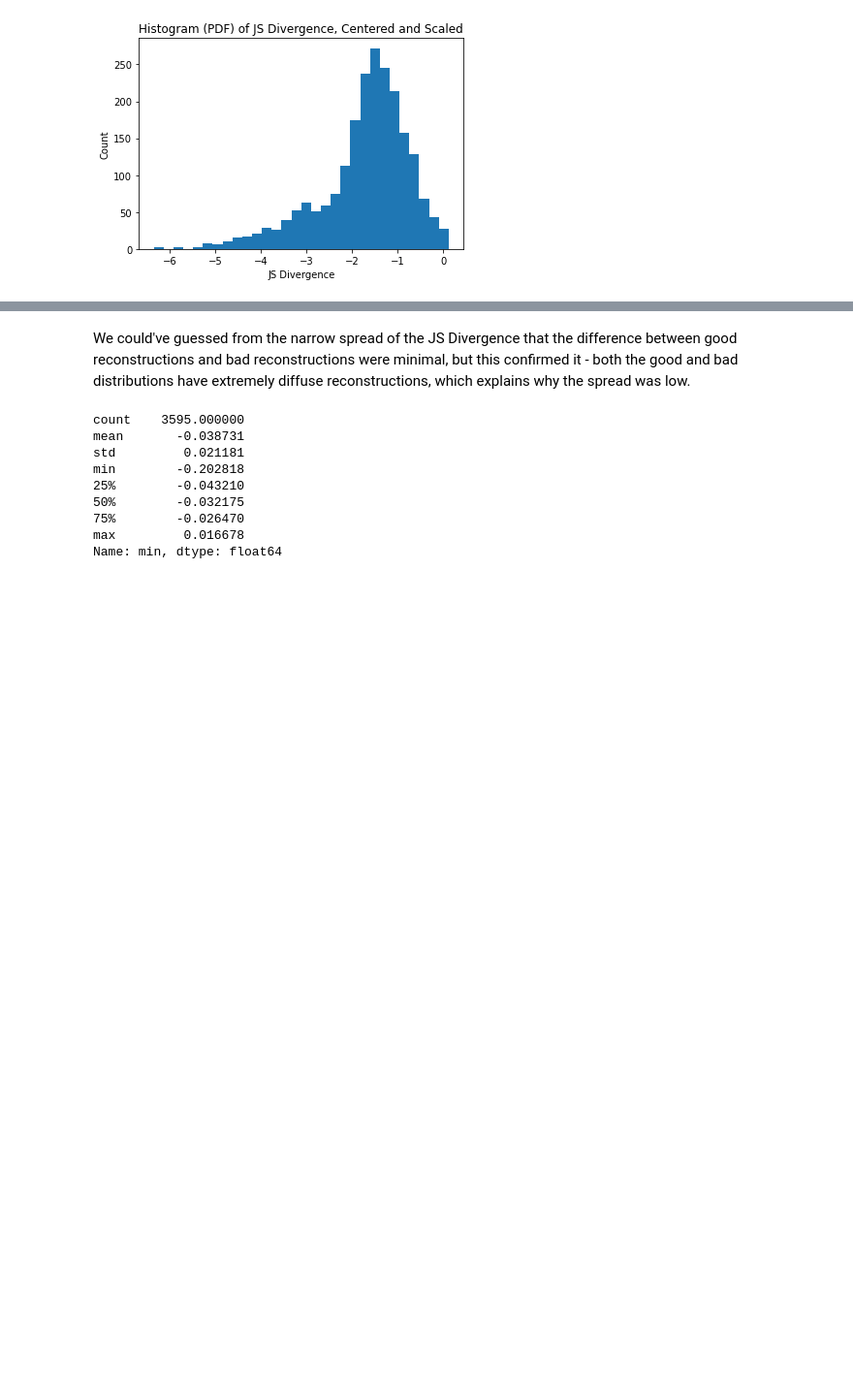
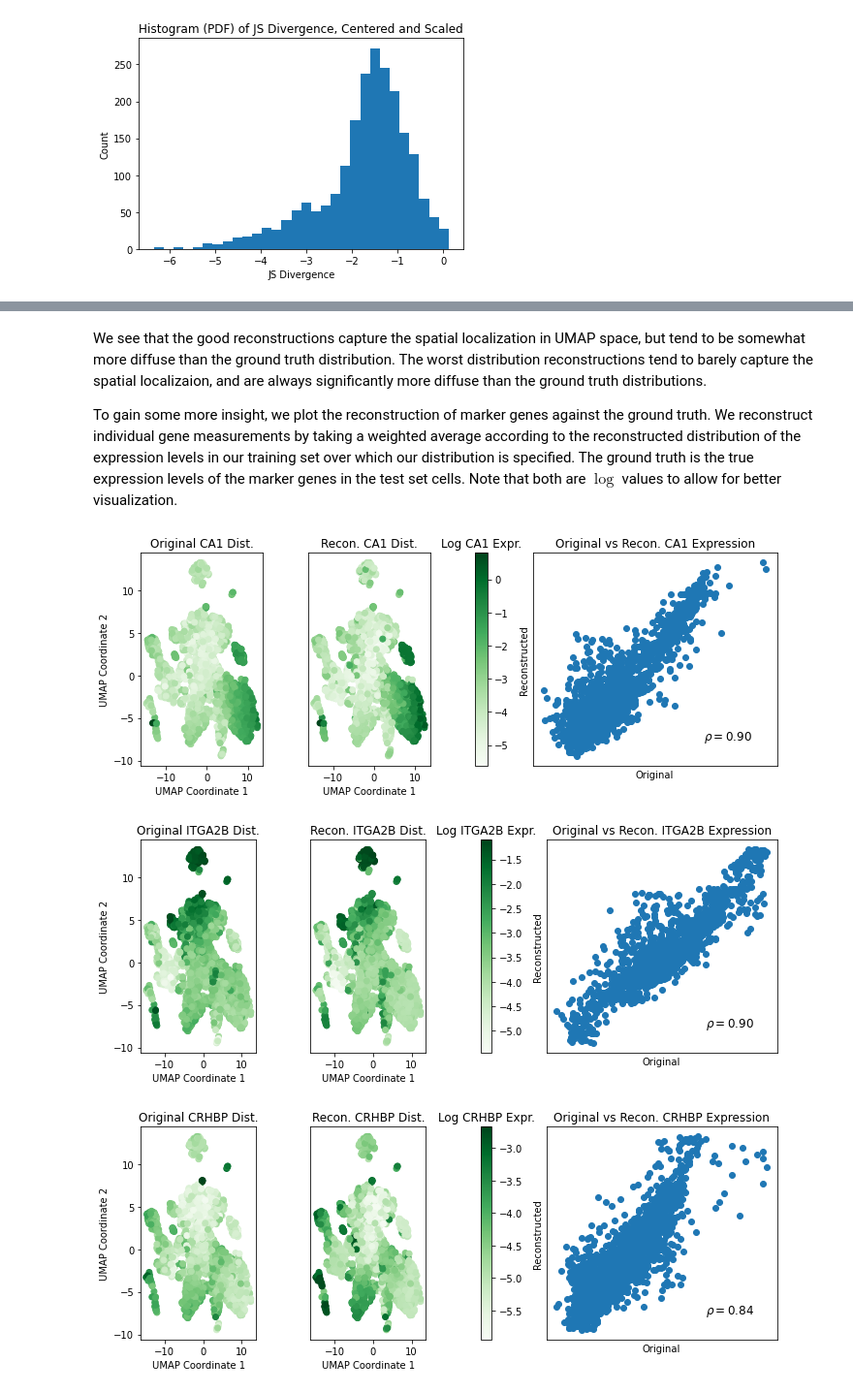
Before and after one commit to kushagrasharma/hormozlab, a Jupyter notebook: Going Deep Into Dist M1.ipynb, the cells around one changed output, grey strips where cells are left out. Shown at 97% size. Saved outputs shown, nothing was run; the diff lists cells and outputs as text; code cells hidden in the pictures; blank space fills up the shorter version.

```diff
--- a/Going Deep Into Dist M1.ipynb
+++ b/Going Deep Into Dist M1.ipynb
@@ -227,2 +249,4 @@ for i, idx in enumerate(tten_idxs):
 # %% [markdown]
-We could've guessed from the narrow spread of the JS Divergence that the difference between good reconstructions and bad reconstructions were minimal, but this confirmed it - both the good and bad distributions have extremely diffuse reconstructions, which explains why the spread was low.
+We see that the good reconstructions capture the spatial localization in UMAP space, but tend to be somewhat more diffuse than the ground truth distribution. The worst distribution reconstructions tend to barely capture the spatial localizaion, and are always significantly more diffuse than the ground truth distributions.
+
+To gain some more insight, we plot the reconstruction of marker genes against the ground truth. We reconstruct individual gene measurements by taking a weighted average according to the reconstructed distribution of the expression levels in our training set over which our distribution is specified. The ground truth is the true expression levels of the marker genes in the test set cells. Note that both are $\log$ values to allow for better visualization.
@@ -234,12 +253,46 @@ summary_stats = pd.DataFrame(train_laplacian).describe()
-# %%
-summary_stats.loc['min'].describe()
-# %% [output]
-count    3595.000000
-mean       -0.038731
-std         0.021181
-min        -0.202818
-25%        -0.043210
-50%        -0.032175
-75%        -0.026470
-max         0.016678
-Name: min, dtype: float64
+# %%
+gene_indexes = [4512, 8127, 2782]
+gene_labels = ['CA1', 'ITGA2B', 'CRHBP']
+# %%
+test_reconstructed_tome = np.dot(results, train_full)
+
+np.save(DATA_DIR + 'reconstructed_tome_m1.npy', test_reconstructed_tome)
+# %%
+for i in range(len(gene_indexes)):
+    original_gene_data = np.log(test_full[:, gene_indexes[i]])
+    recon_gene_data = np.log(test_reconstructed_tome[:, gene_indexes[i]])
+    corr, _ = pearsonr(original_gene_data, recon_gene_data)
+    gene_label = gene_labels[i]
+
+    fig, (ax1, ax2, ax3, ax4) = plt.subplots(1,4, figsize=(10,4), gridspec_kw={'width_ratios': [1, 1, 0.1, 2]})
+    ax1.scatter(test_umap[:,0], test_umap[:,1], c=original_gene_data, cmap='Greens')
+    ax1.set_title('Original {} Dist.'.format(gene_label))
+    ax1.set_xlabel('UMAP Coordinate 1')
+    ax1.set_ylabel('UMAP Coordinate 2')
+
+    im = ax2.scatter(test_umap[:,0], test_umap[:,1], c=recon_gene_data, cmap='Greens')
+    ax2.set_title('Recon. {} Dist.'.format(gene_label))
+    ax2.set_xlabel('UMAP Coordinate 1')
+    ax2.set_yticks([])
+
+    fig.colorbar(im, cax=ax3)
+    ax3.set_title("Log {} Expr.".format(gene_label))
+
+
+    ax4.scatter(original_gene_data, recon_gene_data)
+    ax4.set_xlabel('Original')
+    ax4.set_ylabel('Reconstructed')
+    ax4.set_xticks([])
+    ax4.set_yticks([])
+    ax4.set_title("Original vs Recon. {} Expression".format(gene_label))
+    ax4.text(0.9, 0.1, r'$\rho={:.2f}$'.format(corr), fontsize=12,horizontalalignment='right',
+             verticalalignment='bottom', transform = ax4.transAxes)
+
+
+    fig.tight_layout()
+
+    plt.show()
+# %% [output]
+[figure, added]
+[figure, added]
+[figure, added]
```
Also changed, not shown: parts of 14 cells of this notebook, 16 other files.
